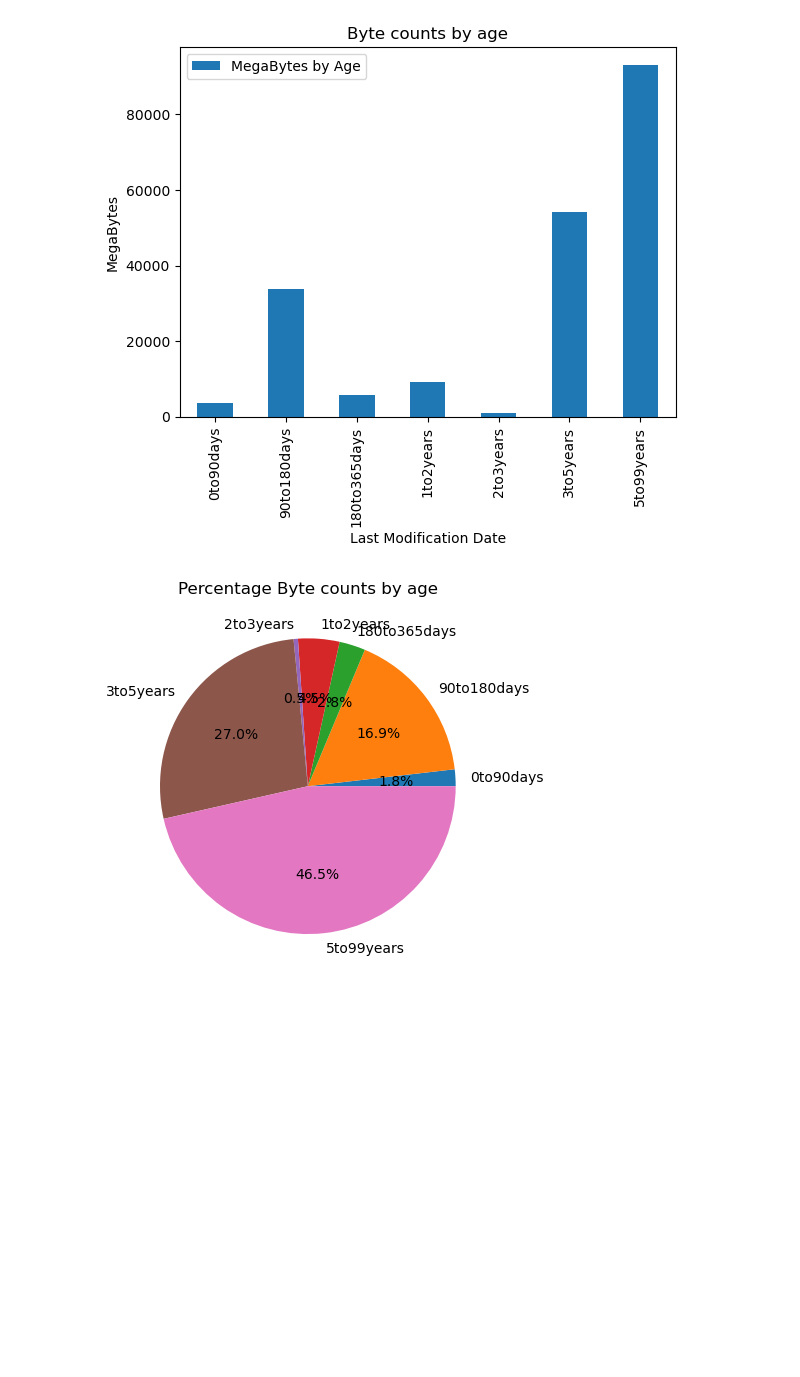
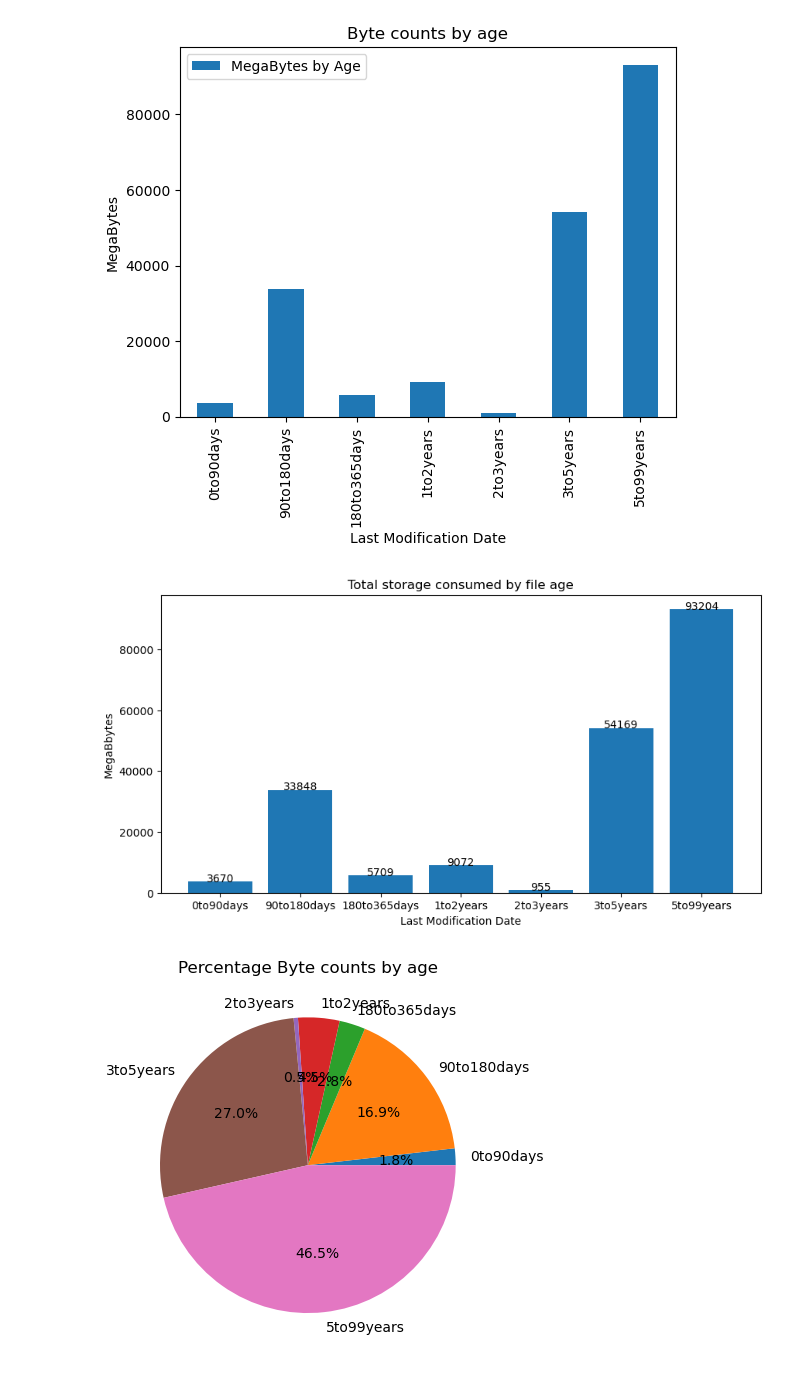
Before and after one commit to nickjeffrey/GetFileDetails, a Jupyter notebook: GetFileDetails.ipynb, the cells around one changed output. Drawn from its saved outputs; the diff is of its cells as text; code cells hidden in the pictures; blank space fills up the shorter version.

```diff
--- a/GetFileDetails.ipynb
+++ b/GetFileDetails.ipynb
@@ -299,10 +333,11 @@ bytes2to3years    = 0
 bytes3to5years    = 0
 bytes5to99years   = 0
 
-
+print("Starting processing of", len(df), "files")
 # loop through the contents of the dataframe to find the total number of bytes for each file age category
 for i in range(0,len(df)):
-    if (i % 100000 == 0): print("Processed ", i, "files ", df.Filename[i], df.Bytes[i], df.ModificationTimeDays[i]) # print debug output every 100000 lines
+    if (i % 100000 == 0):  print("Processed", i, "of", len(df), "files ", df.Filename[i], df.Bytes[i], df.ModificationTimeDays[i]) # print debug output every 100000 lines
+    if (i+1 == (len(df))): print("Processed", i, "of", len(df), "files ", df.Filename[i], df.Bytes[i], df.ModificationTimeDays[i]) # print debug output for the last line so we know when the loop is finished
     if (df.ModificationTimeDays[i] >=0       and df.ModificationTimeDays[i] <  90):      bytes0to90days    += df.Bytes[i]
     if (df.ModificationTimeDays[i] >=90      and df.ModificationTimeDays[i] < 180):      bytes90to180days  += df.Bytes[i]
     if (df.ModificationTimeDays[i] >=180     and df.ModificationTimeDays[i] < 365):      bytes180to365days += df.Bytes[i]
@@ -470,6 +535,56 @@ plotdata.plot(kind="bar",title="Byte counts by age",xlabel="Last Modification Da
 # %% [output]
 <AxesSubplot:title={'center':'Byte counts by age'}, xlabel='Last Modification Date', ylabel='MegaBytes'>
 [figure]
+# %%
+# create a better bar chart than the previous step by including value labels for each column
+
+
+
+# function to add value labels
+def addlabels(x,y):
+    for i in range(len(x)):
+        plt.text(i, y[i], y[i], ha = 'center')
+
+if __name__ == '__main__':
+
+    # creating data on which bar chart will be plot
+    x = "0to90days", "90to180days", "180to365days", "1to2years", "2to3years", "3to5years", "5to99years"
+    #
+    # Based on how big the numbers are, figure out if the vertical y-axis should be in bytes, Mbytes, Gbytes, Tbytes, Pbytes
+    if (y_axis_units == "Bytes"):     y = [ bytes0to90days,  bytes90to180days,  bytes180to365days,  bytes1to2years,  bytes2to3years,  bytes3to5years,  bytes5to99years]
+    if (y_axis_units == "MegaBytes"): y = [Mbytes0to90days, Mbytes90to180days, Mbytes180to365days, Mbytes1to2years, Mbytes2to3years, Mbytes3to5years, Mbytes5to99years]
+    if (y_axis_units == "GigaBytes"): y = [Gbytes0to90days, Gbytes90to180days, Gbytes180to365days, Gbytes1to2years, Gbytes2to3years, Gbytes3to5years, Gbytes5to99years]
+    if (y_axis_units == "TeraBytes"): y = [Tbytes0to90days, Tbytes90to180days, Tbytes180to365days, Tbytes1to2years, Tbytes2to3years, Tbytes3to5years, Tbytes5to99years]
+    if (y_axis_units == "PetaBytes"): y = [Pbytes0to90days, Pbytes90to180days, Pbytes180to365days, Pbytes1to2years, Pbytes2to3years, Pbytes3to5years, Pbytes5to99years]
+
+
+    # setting figure size by using figure() function
+    plt.figure(figsize = (10, 5))
+
+    # making the bar chart on the data
+    plt.bar(x, y)
+
+    # calling the function to add value labels
+    addlabels(x, y)
+
+    # giving title to the plot
+    plt.title("Total storage consumed by file age")
+
+    # giving X and Y labels
+    plt.xlabel("Last Modification Date")
+    plt.ylabel("Number of bytes")
+    if (y_axis_units == "Bytes"):     plt.ylabel("Bytes")
+    if (y_axis_units == "KiloBytes"): plt.ylabel("Kilobytes")
+    if (y_axis_units == "MegaBytes"): plt.ylabel("MegaBbytes")
+    if (y_axis_units == "GigaBytes"): plt.ylabel("GigaBytes")
+    if (y_axis_units == "TeraBytes"): plt.ylabel("TeraBytes")
+    if (y_axis_units == "PetaBytes"): plt.ylabel("PetaBytes")
+
+
+    # visualizing the plot
+    plt.show()
+# %% [output]
+[figure, added]
 # %%
 # create pie chart using the same data as the previous bar chart
 
```
Also changed, not shown: parts of 15 cells of this notebook.
